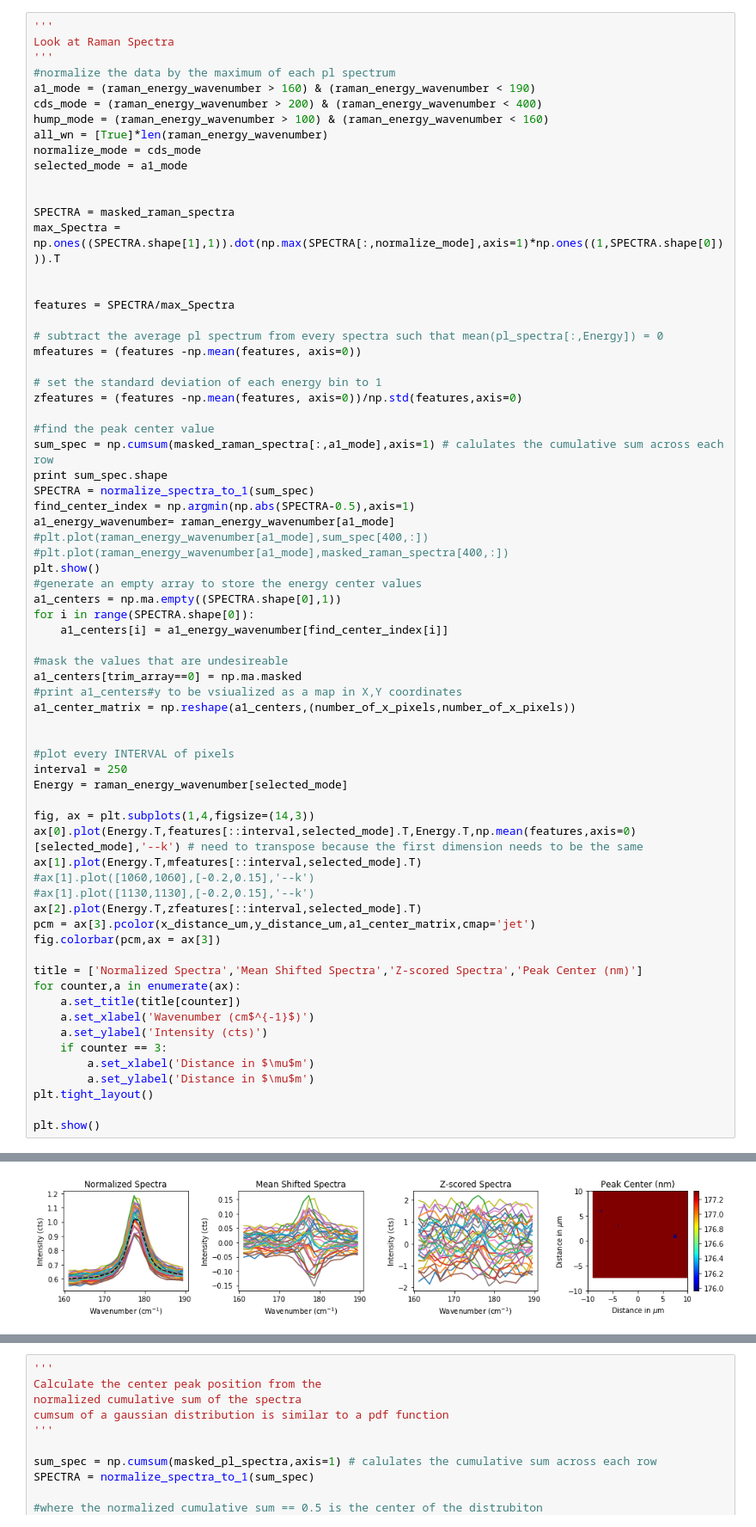
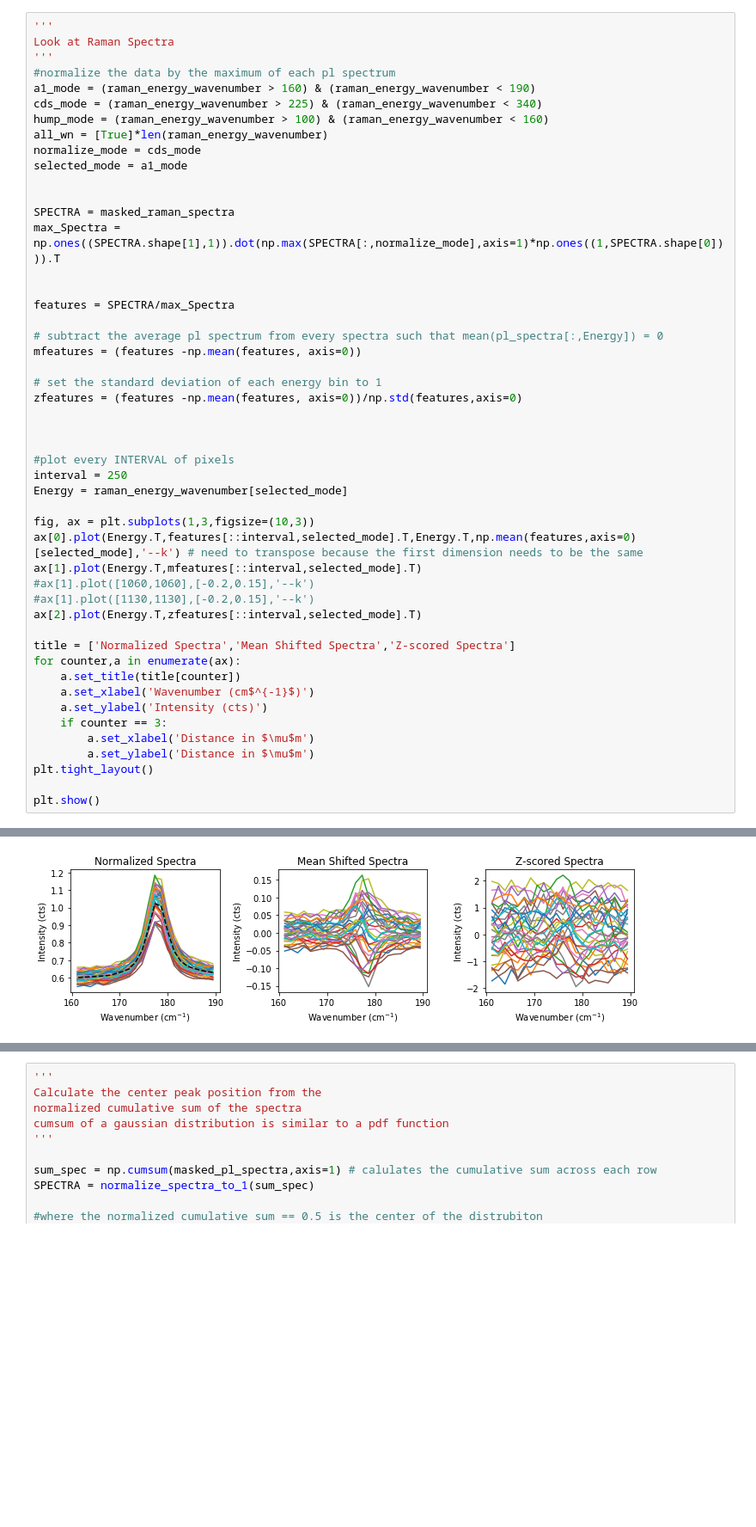
Before and after one commit to bradleyMwest/Renishaw-Reni-Awesome, a Jupyter notebook: Compare Voltage between High Energy PL regions and Low Energy PL regions.ipynb, the cells around one changed output, grey strips where cells are left out. Shown: that part at 86% size. Drawn from its saved outputs; the diff is of its cells as text; blank space fills up the shorter version.

```diff
--- a/Compare Voltage between High Energy PL regions and Low Energy PL regions.ipynb
+++ b/Compare Voltage between High Energy PL regions and Low Energy PL regions.ipynb
@@ -195,7 +292,7 @@ Look at Raman Spectra
 '''
 #normalize the data by the maximum of each pl spectrum
 a1_mode = (raman_energy_wavenumber > 160) & (raman_energy_wavenumber < 190)
-cds_mode = (raman_energy_wavenumber > 200) & (raman_energy_wavenumber < 400)
+cds_mode = (raman_energy_wavenumber > 225) & (raman_energy_wavenumber < 340)
 hump_mode = (raman_energy_wavenumber > 100) & (raman_energy_wavenumber < 160)
 all_wn = [True]*len(raman_energy_wavenumber)
 normalize_mode = cds_mode
@@ -214,40 +311,20 @@ mfeatures = (features -np.mean(features, axis=0))
 # set the standard deviation of each energy bin to 1
 zfeatures = (features -np.mean(features, axis=0))/np.std(features,axis=0)
 
-#find the peak center value
-sum_spec = np.cumsum(masked_raman_spectra[:,a1_mode],axis=1) # calulates the cumulative sum across each row
-print sum_spec.shape
-SPECTRA = normalize_spectra_to_1(sum_spec)
-find_center_index = np.argmin(np.abs(SPECTRA-0.5),axis=1)
-a1_energy_wavenumber= raman_energy_wavenumber[a1_mode]
-#plt.plot(raman_energy_wavenumber[a1_mode],sum_spec[400,:])
-#plt.plot(raman_energy_wavenumber[a1_mode],masked_raman_spectra[400,:])
-plt.show()
-#generate an empty array to store the energy center values
-a1_centers = np.ma.empty((SPECTRA.shape[0],1))
-for i in range(SPECTRA.shape[0]):
-    a1_centers[i] = a1_energy_wavenumber[find_center_index[i]]
-
-#mask the values that are undesireable
-a1_centers[trim_array==0] = np.ma.masked
-#print a1_centers#y to be vsiualized as a map in X,Y coordinates
-a1_center_matrix = np.reshape(a1_centers,(number_of_x_pixels,number_of_x_pixels))
 
 
 #plot every INTERVAL of pixels
 interval = 250
 Energy = raman_energy_wavenumber[selected_mode]
 
-fig, ax = plt.subplots(1,4,figsize=(14,3))
+fig, ax = plt.subplots(1,3,figsize=(10,3))
 ax[0].plot(Energy.T,features[::interval,selected_mode].T,Energy.T,np.mean(features,axis=0)[selected_mode],'--k') # need to transpose because the first dimension needs to be the same
 ax[1].plot(Energy.T,mfeatures[::interval,selected_mode].T)
 #ax[1].plot([1060,1060],[-0.2,0.15],'--k')
 #ax[1].plot([1130,1130],[-0.2,0.15],'--k')
 ax[2].plot(Energy.T,zfeatures[::interval,selected_mode].T)
-pcm = ax[3].pcolor(x_distance_um,y_distance_um,a1_center_matrix,cmap='jet')
-fig.colorbar(pcm,ax = ax[3])
 
-title = ['Normalized Spectra','Mean Shifted Spectra','Z-scored Spectra','Peak Center (nm)']
+title = ['Normalized Spectra','Mean Shifted Spectra','Z-scored Spectra']
 for counter,a in enumerate(ax):
     a.set_title(title[counter])
     a.set_xlabel('Wavenumber (cm$^{-1}$)')
@@ -263 +339 @@ plt.show()
-[figure, old version]
+[figure, new version]
```
Also changed, not shown: parts of 13 cells of this notebook.
